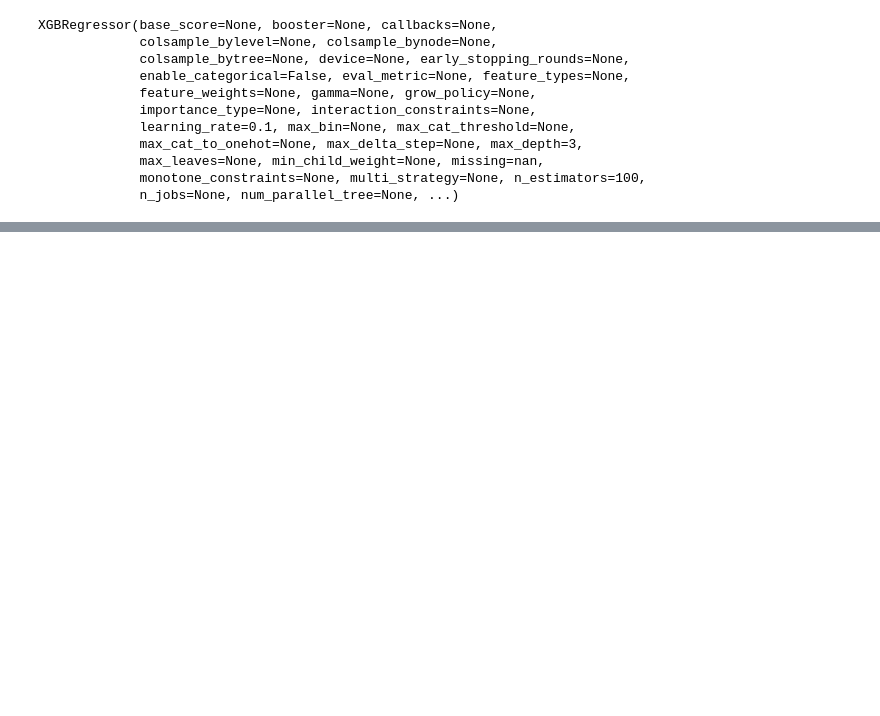
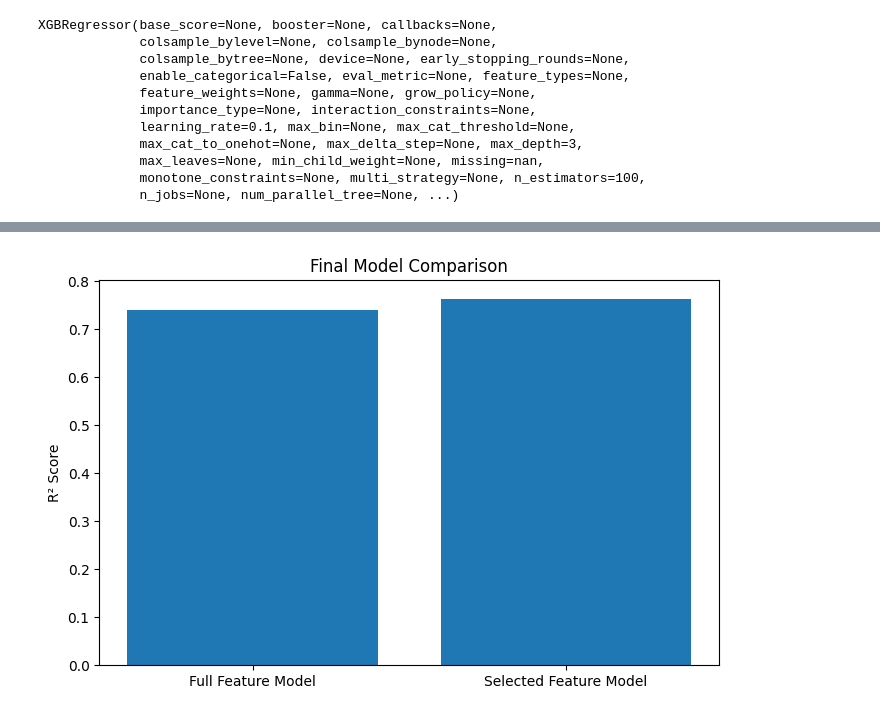
Before and after one commit to Yiming79/Most-streaming-songs-in-Spotify-2023, a Jupyter notebook: xgboost.ipynb, the cells around one changed output, grey strips where cells are left out. Saved outputs shown, nothing was run; the diff lists cells and outputs as text; code cells hidden in the pictures; blank space fills up the shorter version.

```diff
--- a/xgboost.ipynb
+++ b/xgboost.ipynb
@@ -366,0 +464,2 @@ exposure_importance
+# %%
+X_selected = X[top_features]
@@ -366,0 +496,4 @@ exposure_importance
+# %%
+y_pred_selected = selected_model.predict(
+    X_test_selected
+)
@@ -376,0 +553,24 @@ Overall, the results reinforce the idea that streaming success is primarily driv
+# %%
+comparison_df = pd.DataFrame({
+    'Model': [
+        'Full Feature Model',
+        'Selected Feature Model'
+    ],
+
+    'MAE': [
+        mae,
+        selected_mae
+    ],
+
+    'RMSE': [
+        rmse,
+        selected_rmse
+    ],
+
+    'R²': [
+        r2,
+        selected_r2
+    ]
+})
+
+comparison_df
@@ -376,0 +634,15 @@ Overall, the results reinforce the idea that streaming success is primarily driv
+# %%
+plt.figure(figsize=(8,5))
+
+plt.bar(
+    comparison_df['Model'],
+    comparison_df['R²']
+)
+
+plt.title('Final Model Comparison')
+
+plt.ylabel('R² Score')
+
+plt.show()
+# %% [output]
+[figure, added]
```
Also changed, not shown: parts of 42 cells of this notebook.
